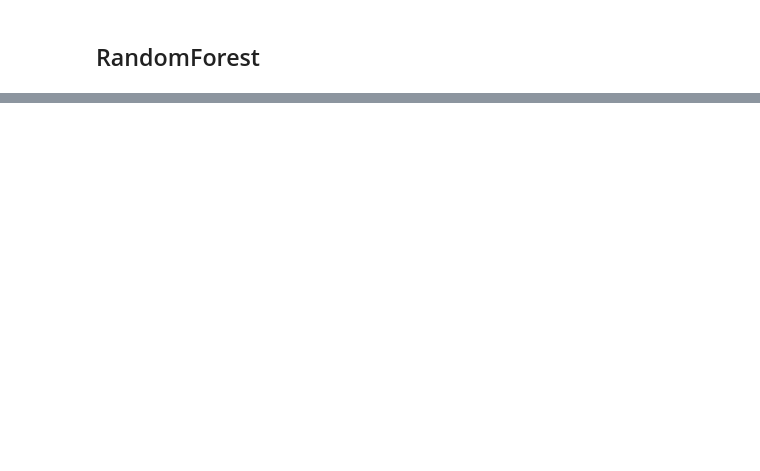
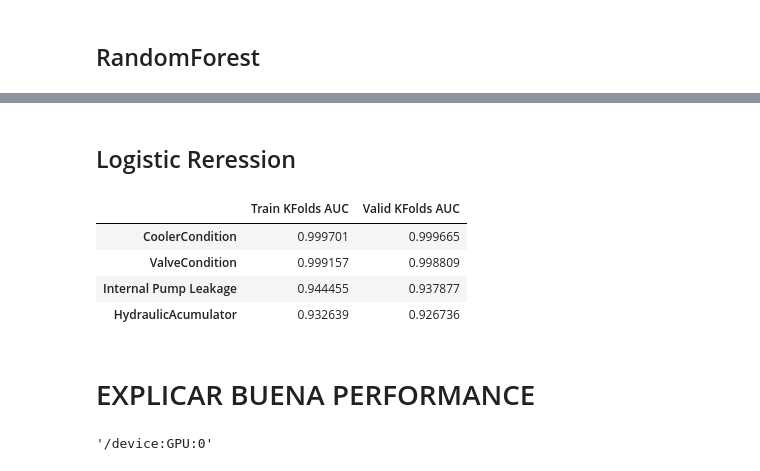
Before and after one commit to maxit1992/CEIA_AMQ1, a Jupyter notebook: TP_Integrador/TP_Integrador.ipynb, the cells around one changed output, grey strips where cells are left out. Drawn from its saved outputs; the diff is of its cells as text; code cells hidden in the pictures; blank space fills up the shorter version.

```diff
--- a/TP_Integrador/TP_Integrador.ipynb
+++ b/TP_Integrador/TP_Integrador.ipynb
@@ -641,0 +668,26 @@ ValueError: sparse multilabel-indicator for y is not supported.
+# %% [markdown]
+## Logistic Reression
+# %%
+results={}
+for i,ycol in enumerate(y_train.dtype.names):
+
+    model = LogisticRegression(max_iter=1000,random_state=5)
+    train_auc, valid_auc = EvaluateKFolds(model, df_train_char[top_signals[i]],y_train[ycol], 5)
+
+    total_results[ycol]['Logistic Regression']= {}
+    total_results[ycol]['Logistic Regression']["Train KFolds AUC"] = train_auc
+    total_results[ycol]['Logistic Regression']["Valid KFolds AUC"] = valid_auc
+
+    results[ycol]={}
+    results[ycol]["Train KFolds AUC"] = train_auc
+    results[ycol]["Valid KFolds AUC"] = valid_auc
+
+pd.DataFrame(results).T
+# %% [output]
+|  | Train KFolds AUC | Valid KFolds AUC |
+| CoolerCondition | 0.999701 | 0.999665 |
+| ValveCondition | 0.999157 | 0.998809 |
+| Internal Pump Leakage | 0.944455 | 0.937877 |
+| HydraulicAcumulator | 0.932639 | 0.926736 |
+# %% [markdown]
+# EXPLICAR BUENA PERFORMANCE
@@ -641,0 +722,4 @@ ValueError: sparse multilabel-indicator for y is not supported.
+# %%
+tf.test.gpu_device_name()
+# %% [output]
+'/device:GPU:0'
```
Also changed, not shown: parts of 21 cells of this notebook.
